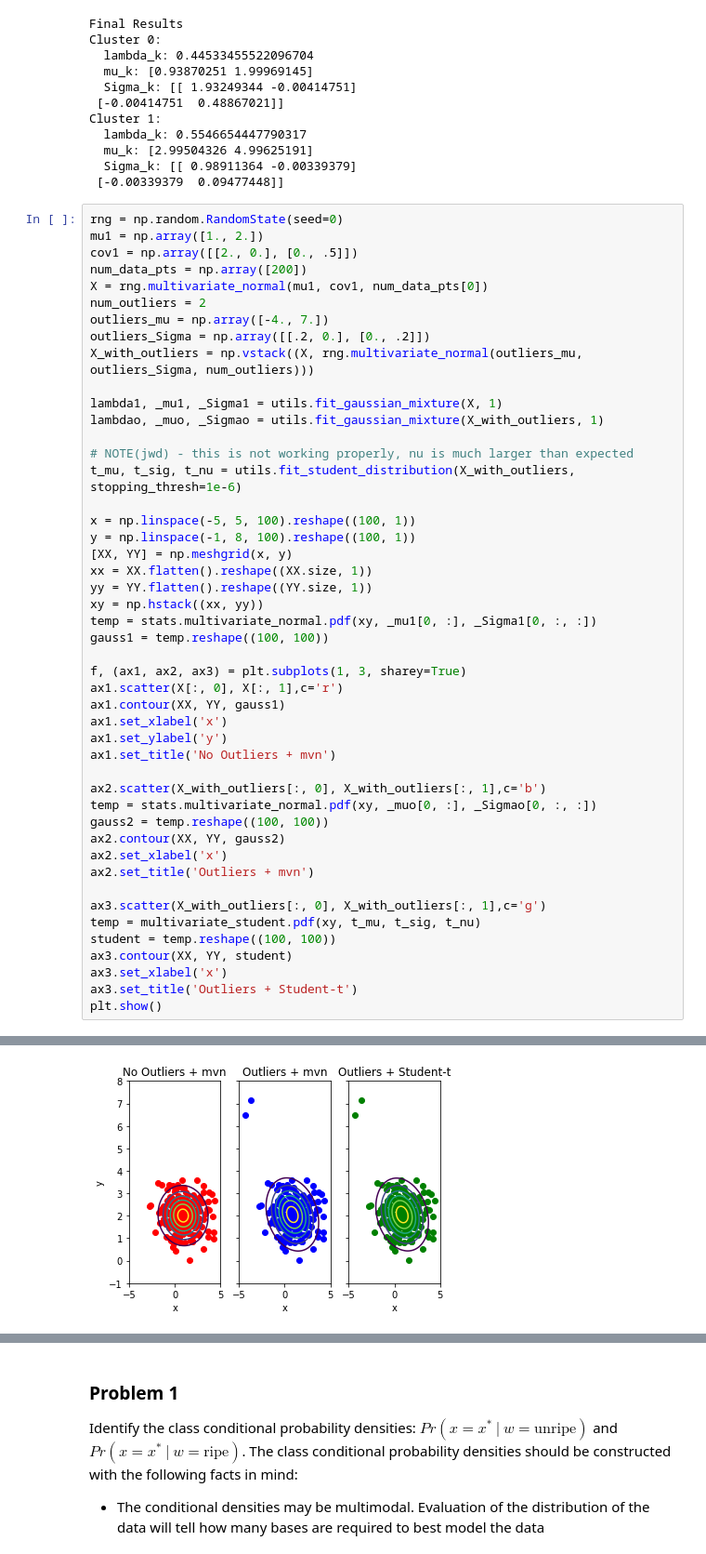
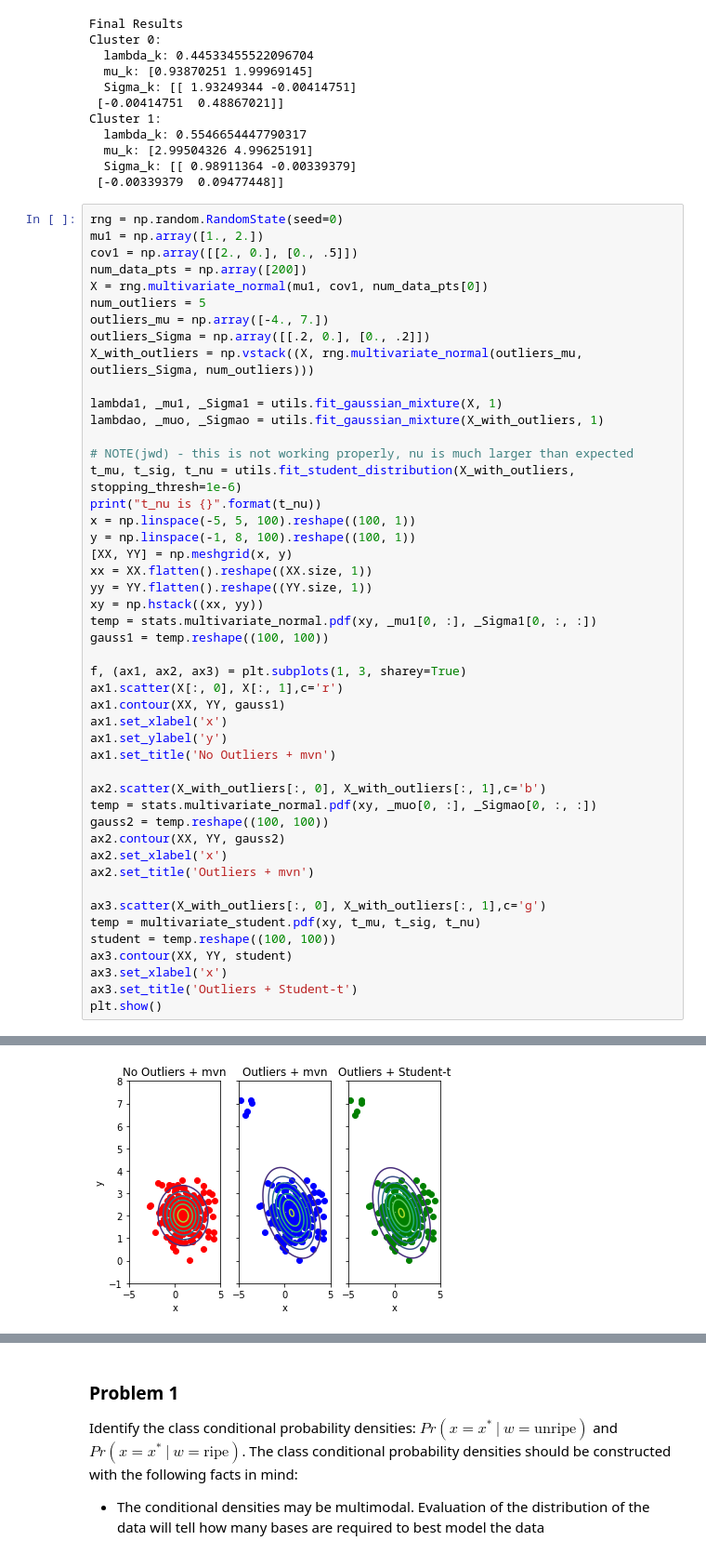
Before and after one commit to jwdinius/prince-computer-vision, a Jupyter notebook: Ch7/Prince-Chapter7.ipynb, the cells around one changed output, grey strips where cells are left out. Shown: that part at 93% size. Saved outputs shown, nothing was run; the diff lists cells and outputs as text.

```diff
--- a/Ch7/Prince-Chapter7.ipynb
+++ b/Ch7/Prince-Chapter7.ipynb
@@ -79,7 +79,7 @@ mu1 = np.array([1., 2.])
 cov1 = np.array([[2., 0.], [0., .5]])
 num_data_pts = np.array([200])
 X = rng.multivariate_normal(mu1, cov1, num_data_pts[0])
-num_outliers = 2
+num_outliers = 5
 outliers_mu = np.array([-4., 7.])
 outliers_Sigma = np.array([[.2, 0.], [0., .2]])
 X_with_outliers = np.vstack((X, rng.multivariate_normal(outliers_mu, outliers_Sigma, num_outliers)))
@@ -89,7 +89,7 @@ lambdao, _muo, _Sigmao = utils.fit_gaussian_mixture(X_with_outliers, 1)
 
 # NOTE(jwd) - this is not working properly, nu is much larger than expected
 t_mu, t_sig, t_nu = utils.fit_student_distribution(X_with_outliers, stopping_thresh=1e-6)
-
+print("t_nu is {}".format(t_nu))
 x = np.linspace(-5, 5, 100).reshape((100, 1))
 y = np.linspace(-1, 8, 100).reshape((100, 1))
 [XX, YY] = np.meshgrid(x, y)
@@ -127 +128 @@ stopping criteria met after 3 iterations.
-[figure, old version]
+[figure, new version]
```
Also changed, not shown: parts of 2 cells of this notebook, 1 other file.
